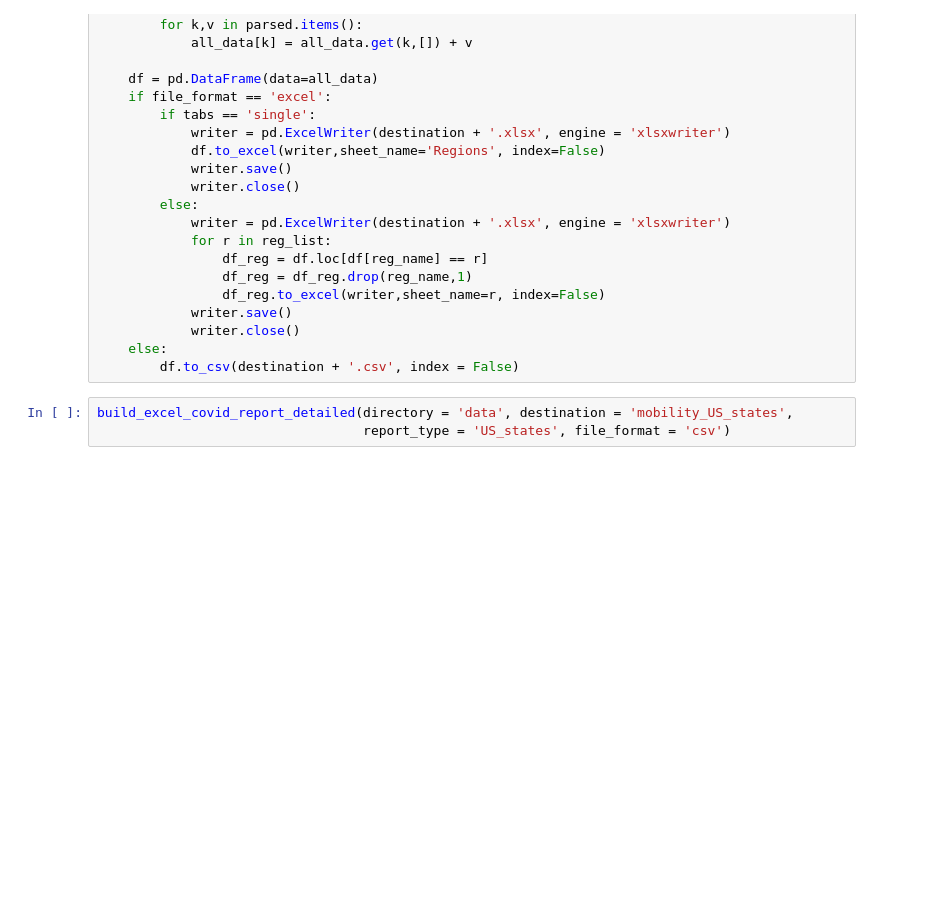
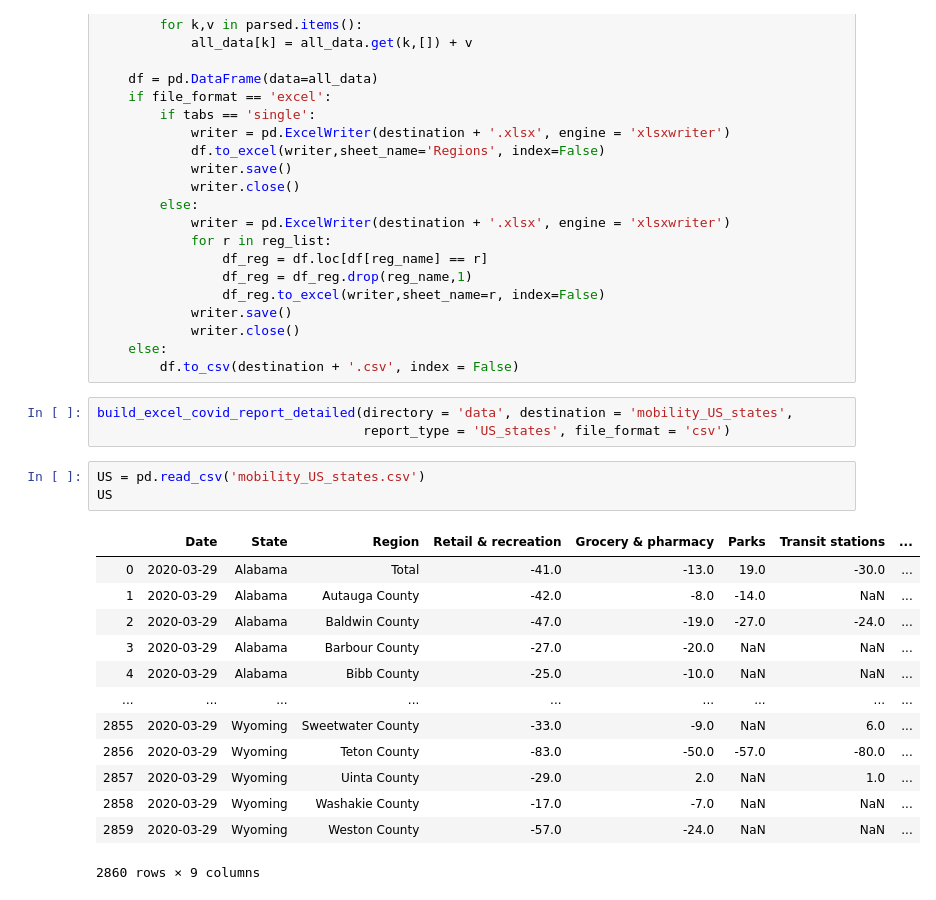
Before and after one commit to debanjandas9999/Coronavirus_Analysis, a Jupyter notebook: Pdfparse.ipynb, the cells around one changed output. Drawn from its saved outputs; the diff is of its cells as text; blank space fills up the shorter version.

```diff
--- a/Pdfparse.ipynb
+++ b/Pdfparse.ipynb
@@ -247,3 +247,20 @@ def build_excel_covid_report_detailed(directory = 'data',destination ='mobility_
 # %%
 build_excel_covid_report_detailed(directory = 'data', destination = 'mobility_US_states',
                                   report_type = 'US_states', file_format = 'csv')
+# %%
+US = pd.read_csv('mobility_US_states.csv')
+US
+# %% [output]
+|  | Date | State | Region | Retail & recreation | Grocery & pharmacy | Parks | Transit stations | ... |
+| 0 | 2020-03-29 | Alabama | Total | -41.0 | -13.0 | 19.0 | -30.0 | ... |
+| 1 | 2020-03-29 | Alabama | Autauga County | -42.0 | -8.0 | -14.0 | NaN | ... |
+| 2 | 2020-03-29 | Alabama | Baldwin County | -47.0 | -19.0 | -27.0 | -24.0 | ... |
+| 3 | 2020-03-29 | Alabama | Barbour County | -27.0 | -20.0 | NaN | NaN | ... |
+| 4 | 2020-03-29 | Alabama | Bibb County | -25.0 | -10.0 | NaN | NaN | ... |
+| ... | ... | ... | ... | ... | ... | ... | ... | ... |
+| 2855 | 2020-03-29 | Wyoming | Sweetwater County | -33.0 | -9.0 | NaN | 6.0 | ... |
+| 2856 | 2020-03-29 | Wyoming | Teton County | -83.0 | -50.0 | -57.0 | -80.0 | ... |
+| 2857 | 2020-03-29 | Wyoming | Uinta County | -29.0 | 2.0 | NaN | 1.0 | ... |
+| 2858 | 2020-03-29 | Wyoming | Washakie County | -17.0 | -7.0 | NaN | NaN | ... |
+| 2859 | 2020-03-29 | Wyoming | Weston County | -57.0 | -24.0 | NaN | NaN | ... |
+2860 rows × 9 columns
```
Also changed, not shown: parts of 1 cell of this notebook.
